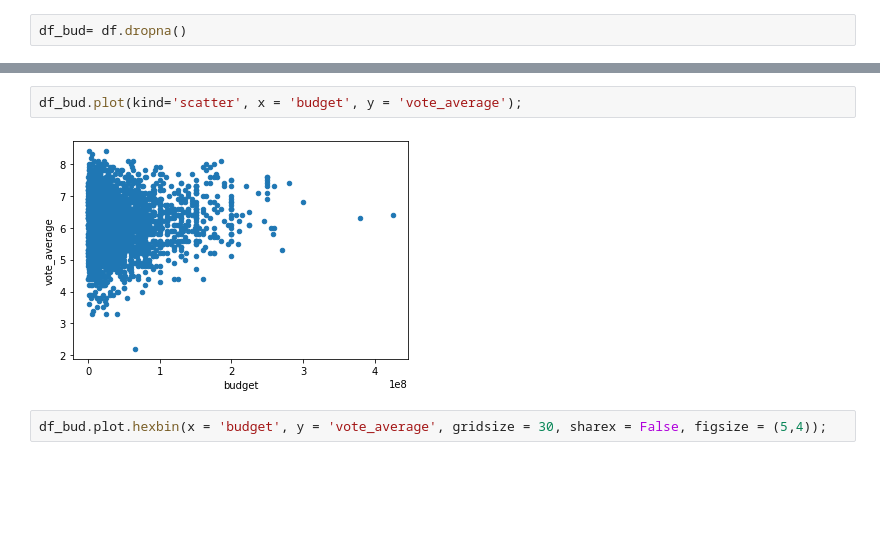
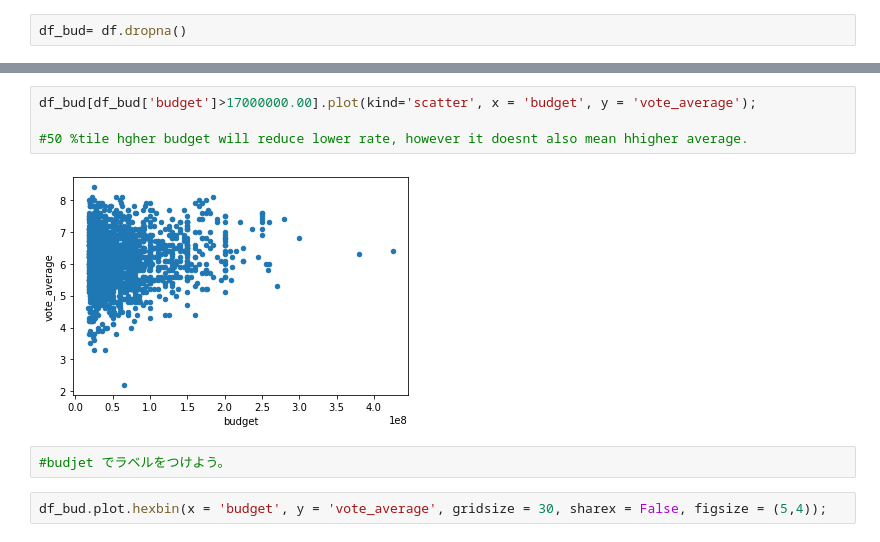
Before and after one commit to KaoriMI/Project_Investigate_a_Dataset, a Jupyter notebook: playground.ipynb, the cells around one changed output, grey strips where cells are left out. Cells and saved outputs as stored; diff of their text form; blank space fills up the shorter version.

```diff
--- a/playground.ipynb
+++ b/playground.ipynb
@@ -245,7 +250,11 @@ df_bud= df.dropna()
 # %%
-df_bud.plot(kind='scatter', x = 'budget', y = 'vote_average');
+df_bud[df_bud['budget']>17000000.00].plot(kind='scatter', x = 'budget', y = 'vote_average');
+
+#50 %tile hgher budget will reduce lower rate, however it doesnt also mean hhigher average.
 # %% [output]
-[figure, old version]
+[figure, new version]
+# %%
+#budjet でラベルをつけよう。
 # %%
 df_bud.plot.hexbin(x = 'budget', y = 'vote_average', gridsize = 30, sharex = False, figsize = (5,4));
 # %% [output]
```
Also changed, not shown: parts of 23 cells of this notebook, 2 other files.
